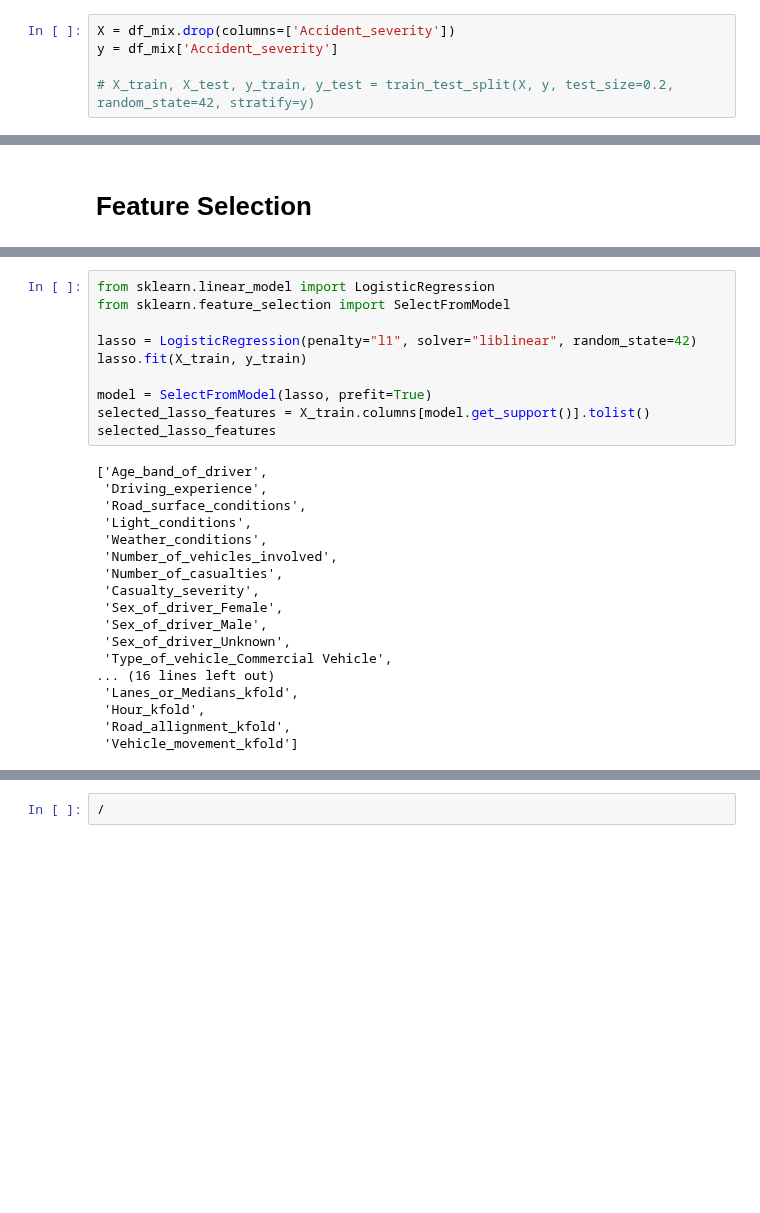
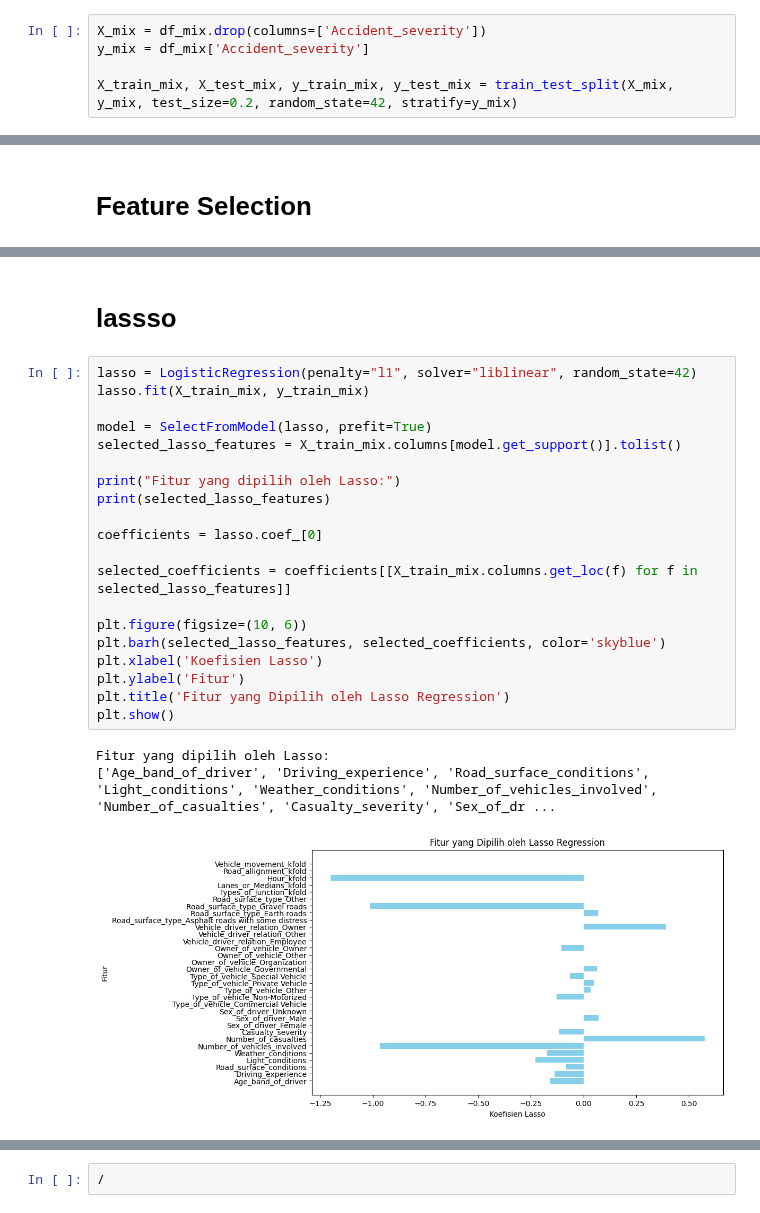
Before and after one commit to ahmadnafi30/3-AhmadNafiMubarok_OrieAbyanMaulana, a Jupyter notebook: code/buildModel.ipynb, the cells around one changed output, grey strips where cells are left out. Saved outputs shown, nothing was run; the diff lists cells and outputs as text; blank space fills up the shorter version.

Commit message:
preprocessing feature selection

```diff
--- a/code/buildModel.ipynb
+++ b/code/buildModel.ipynb
@@ -1261,10 +1215,10 @@ df_mix.head()
 | 4 | 0 | 1 | 0 | 0 | 2 | ... |
 5 rows × 40 columns
 # %%
-X = df_mix.drop(columns=['Accident_severity'])
-y = df_mix['Accident_severity']
+X_mix = df_mix.drop(columns=['Accident_severity'])
+y_mix = df_mix['Accident_severity']
 
-# X_train, X_test, y_train, y_test = train_test_split(X, y, test_size=0.2, random_state=42, stratify=y)
+X_train_mix, X_test_mix, y_train_mix, y_test_mix = train_test_split(X_mix, y_mix, test_size=0.2, random_state=42, stratify=y_mix)
 # %%
 # from sklearn.model_selection import KFold, cross_val_score
 # from sklearn.linear_model import LogisticRegression
@@ -1817,31 +1806,29 @@ low_corr_features
  'Lanes_or_Medians_kfold',
  'Area_accident_occured_kfold',
  'Road_allignment_kfold']
-# %%
-from sklearn.linear_model import LogisticRegression
-from sklearn.feature_selection import SelectFromModel
-
-lasso = LogisticRegression(penalty="l1", solver="liblinear", random_state=42)
-lasso.fit(X_train, y_train)
-
-model = SelectFromModel(lasso, prefit=True)
-selected_lasso_features = X_train.columns[model.get_support()].tolist()
-selected_lasso_features
-# %% [output]
-['Age_band_of_driver',
- 'Driving_experience',
- 'Road_surface_conditions',
- 'Light_conditions',
- 'Weather_conditions',
- 'Number_of_vehicles_involved',
- 'Number_of_casualties',
- 'Casualty_severity',
- 'Sex_of_driver_Female',
- 'Sex_of_driver_Male',
- 'Sex_of_driver_Unknown',
- 'Type_of_vehicle_Commercial Vehicle',
-... (16 lines left out)
- 'Lanes_or_Medians_kfold',
- 'Hour_kfold',
- 'Road_allignment_kfold',
- 'Vehicle_movement_kfold']
+# %% [markdown]
+# lassso
+# %%
+lasso = LogisticRegression(penalty="l1", solver="liblinear", random_state=42)
+lasso.fit(X_train_mix, y_train_mix)
+
+model = SelectFromModel(lasso, prefit=True)
+selected_lasso_features = X_train_mix.columns[model.get_support()].tolist()
+
+print("Fitur yang dipilih oleh Lasso:")
+print(selected_lasso_features)
+
+coefficients = lasso.coef_[0]
+
+selected_coefficients = coefficients[[X_train_mix.columns.get_loc(f) for f in selected_lasso_features]]
+
+plt.figure(figsize=(10, 6))
+plt.barh(selected_lasso_features, selected_coefficients, color='skyblue')
+plt.xlabel('Koefisien Lasso')
+plt.ylabel('Fitur')
+plt.title('Fitur yang Dipilih oleh Lasso Regression')
+plt.show()
+# %% [output]
+Fitur yang dipilih oleh Lasso:
+['Age_band_of_driver', 'Driving_experience', 'Road_surface_conditions', 'Light_conditions', 'Weather_conditions', 'Number_of_vehicles_involved', 'Number_of_casualties', 'Casualty_severity', 'Sex_of_dr ...
+[figure, added]
```
Also changed, not shown: parts of 36 cells of this notebook.
